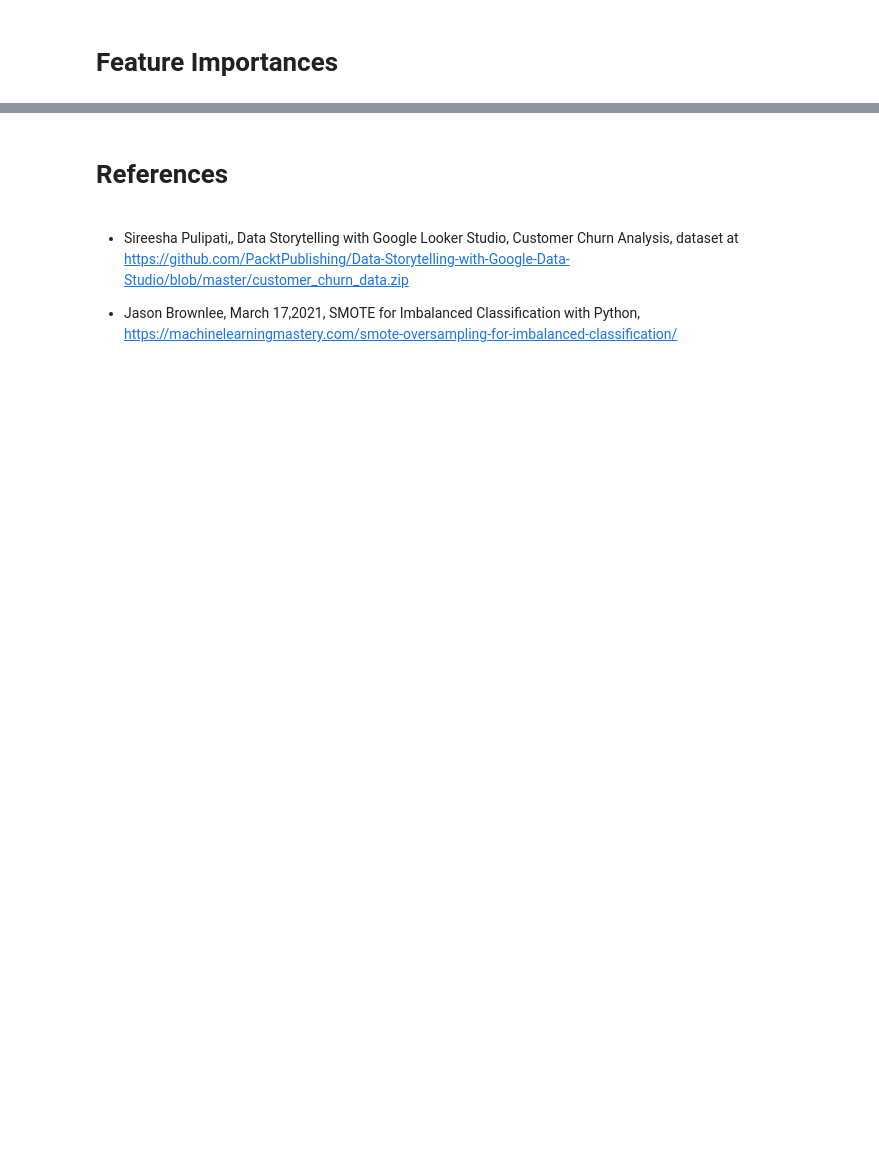
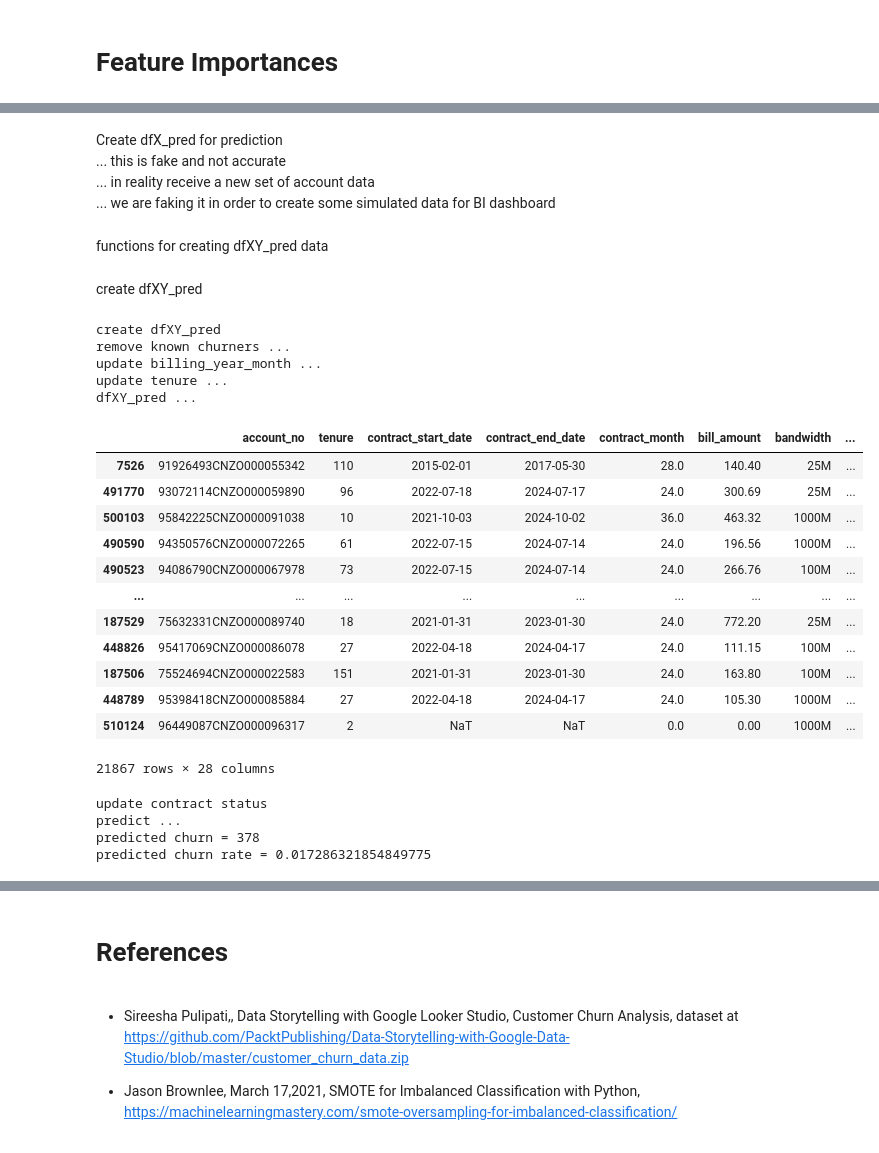
Before and after one commit to Aljgutier/churn_analytics, a Jupyter notebook: churn_prediction_broadband.ipynb, the cells around one changed output, grey strips where cells are left out. Saved outputs shown, nothing was run; the diff lists cells and outputs as text; code cells hidden in the pictures; blank space fills up the shorter version.

```diff
--- a/churn_prediction_broadband.ipynb
+++ b/churn_prediction_broadband.ipynb
@@ -1649,0 +1701,11 @@ df_pred
+# %%
+# Train on all the Data
+dfXY = dfml.copy()
+_=pipeline.fit(dfX,dfY.values.ravel())
+# %% [markdown]
+Create dfX_pred for prediction
+... this is fake and not accurate
+... in reality receive a new set of account data
+... we are faking it in order to create some simulated data for BI dashboard
+# %% [markdown]
+functions for creating dfXY_pred data
@@ -1649,0 +1740,54 @@ df_pred
+# %% [markdown]
+create dfXY_pred
+# %%
+
+year,month = 2022,6 # df final year and month for dfXY_pred
+if month == 12: pred_year, pred_month = year + 1, 1
+else: pred_year, pred_month = year, month+1
+
+print('create dfXY_pred')
+dfXY_pred = get_yearmonth_func(dfml,year,month).copy()
+
+print('remove known churners ...')
+dfXY_pred = remove_churned_func(dfXY_pred).copy()
+
+print ('update billing_year_month ...')
+dfXY_pred = update_billing_year_month_func(dfXY_pred)
+
+print('update tenure ...')
+dfXY_pred = update_tenure_func(dfXY_pred)
+
+print('dfXY_pred ...')
+display(dfXY_pred)
+
+print('update contract status')
+dfXY_pred = contract_status_func(dfXY_pred)
+
+# churn prediction
+print('predict ... ')
+churn_pred = pipeline.predict(dfXY_pred)
+print(f'predicted churn = {churn_pred.sum()}')
+print(f'predicted churn rate = {churn_pred.sum()/churn_pred.shape[0]}')
+# %% [output]
+create dfXY_pred
+remove known churners ...
+update billing_year_month ...
+update tenure ...
+dfXY_pred ...
+|  | account_no | tenure | contract_start_date | contract_end_date | contract_month | bill_amount | bandwidth | ... |
+| 7526 | 91926493CNZO000055342 | 110 | 2015-02-01 | 2017-05-30 | 28.0 | 140.40 | 25M | ... |
+| 491770 | 93072114CNZO000059890 | 96 | 2022-07-18 | 2024-07-17 | 24.0 | 300.69 | 25M | ... |
+| 500103 | 95842225CNZO000091038 | 10 | 2021-10-03 | 2024-10-02 | 36.0 | 463.32 | 1000M | ... |
+| 490590 | 94350576CNZO000072265 | 61 | 2022-07-15 | 2024-07-14 | 24.0 | 196.56 | 1000M | ... |
+| 490523 | 94086790CNZO000067978 | 73 | 2022-07-15 | 2024-07-14 | 24.0 | 266.76 | 100M | ... |
+| ... | ... | ... | ... | ... | ... | ... | ... | ... |
+| 187529 | 75632331CNZO000089740 | 18 | 2021-01-31 | 2023-01-30 | 24.0 | 772.20 | 25M | ... |
+| 448826 | 95417069CNZO000086078 | 27 | 2022-04-18 | 2024-04-17 | 24.0 | 111.15 | 100M | ... |
+| 187506 | 75524694CNZO000022583 | 151 | 2021-01-31 | 2023-01-30 | 24.0 | 163.80 | 100M | ... |
+| 448789 | 95398418CNZO000085884 | 27 | 2022-04-18 | 2024-04-17 | 24.0 | 105.30 | 1000M | ... |
+| 510124 | 96449087CNZO000096317 | 2 | NaT | NaT | 0.0 | 0.00 | 1000M | ... |
+21867 rows × 28 columns
+update contract status
+predict ...
+predicted churn = 378
+predicted churn rate = 0.017286321854849775
```
Also changed, not shown: parts of 49 cells of this notebook, 1 other file.
